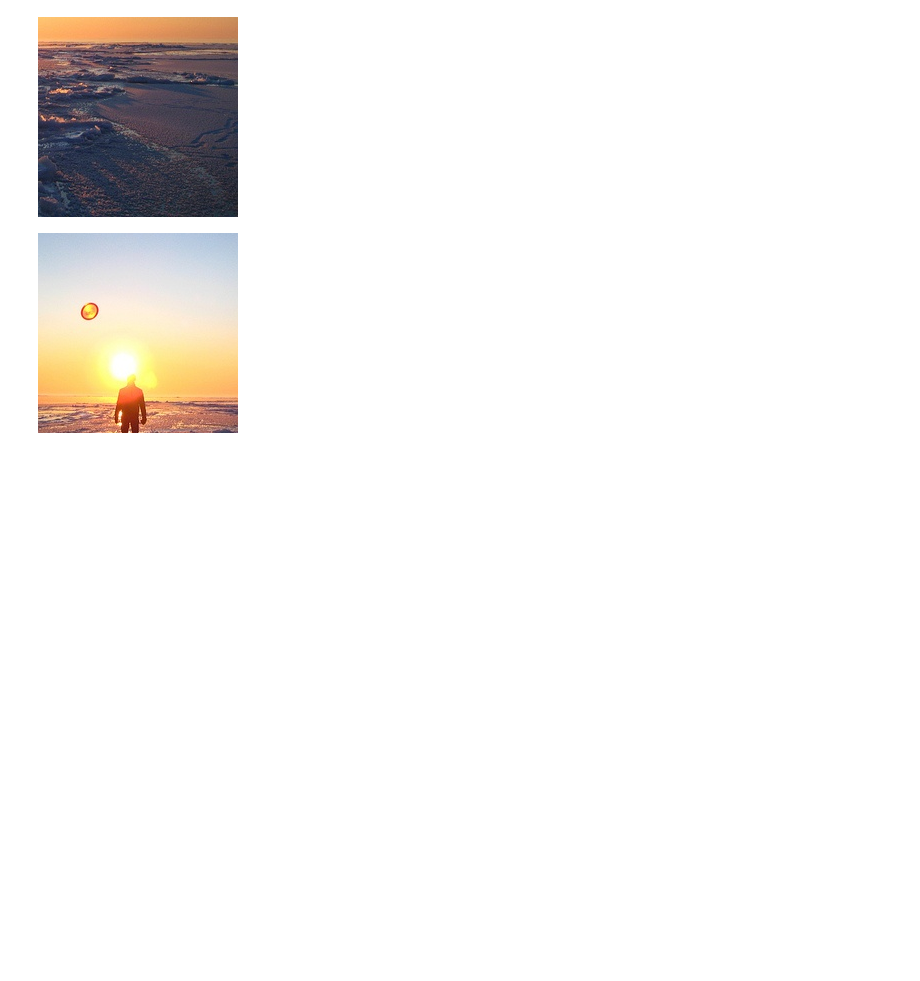
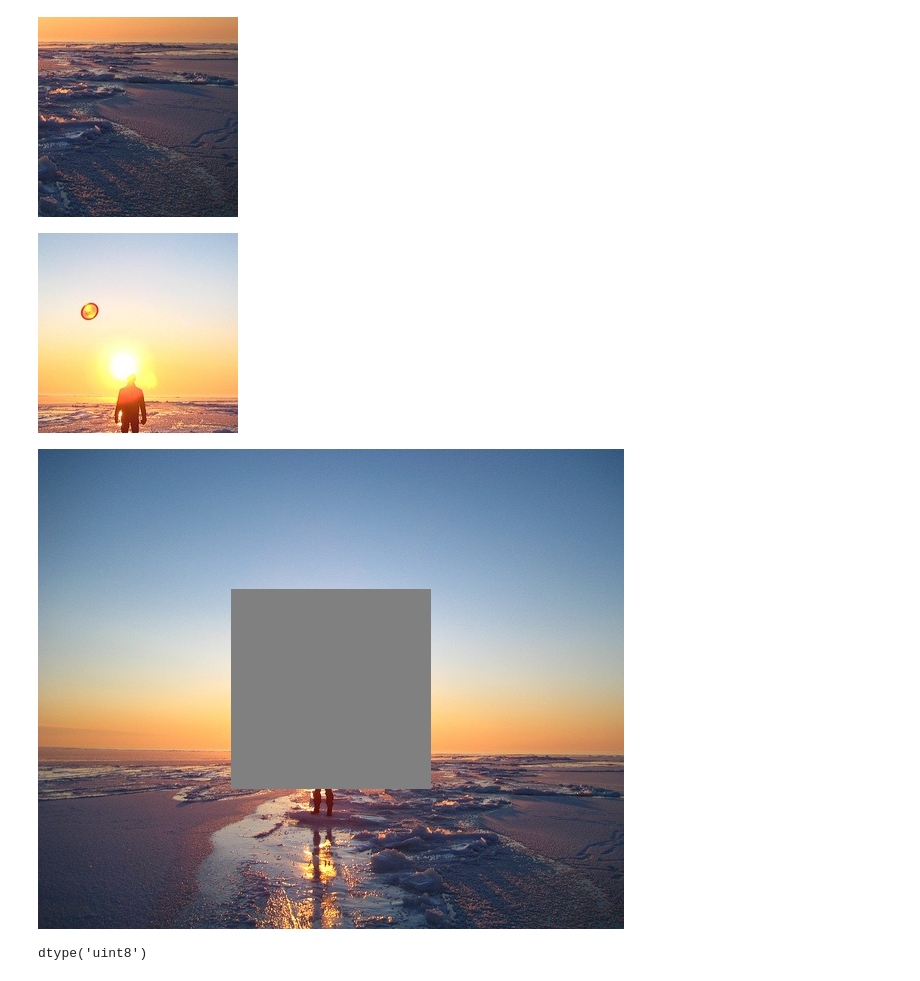
Before and after one commit to Jaro1977/Analiza-obrazu-kurs, a Jupyter notebook: 01_Intro_Open_CV.ipynb, the cells around one changed output. Drawn from its saved outputs; the diff is of its cells as text; code cells hidden in the pictures; blank space fills up the shorter version.

```diff
--- a/01_Intro_Open_CV.ipynb
+++ b/01_Intro_Open_CV.ipynb
@@ -120,3 +120,12 @@ middle = img1[h0:h1, w0:w1]
 cv2_imshow(middle)
 # %% [output]
 [figure]
+# %%
+img1[h0:h1, w0:w1] = 128
+cv2_imshow(img1)
+img1.shape
+img1.size
+img1.dtype
+# %% [output]
+[figure, added]
+dtype('uint8')
```
Also changed, not shown: parts of 3 cells of this notebook.
